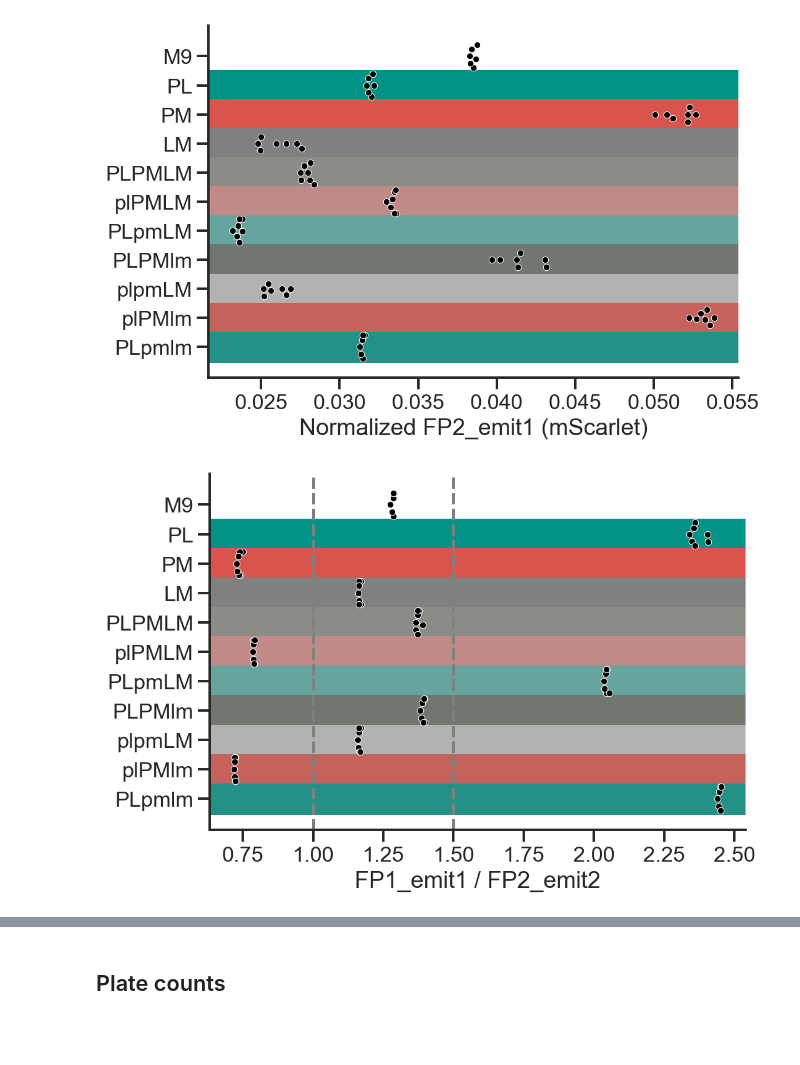
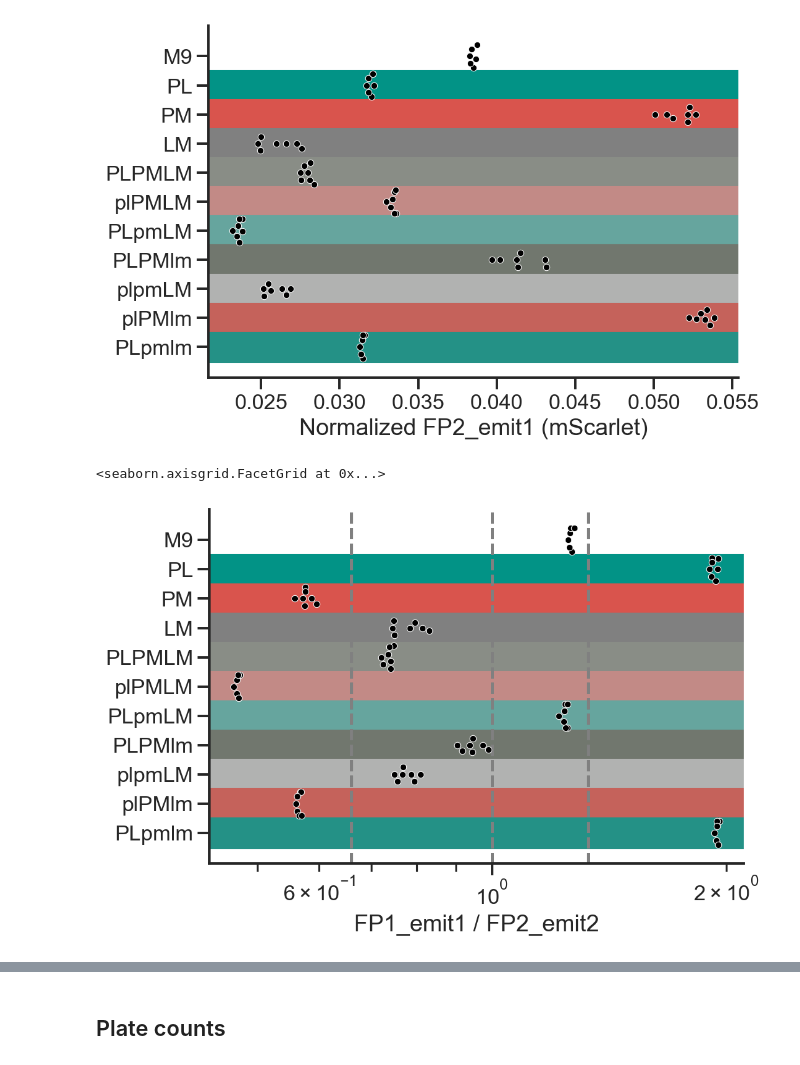
Before and after one commit to microbial-pangenomes-lab/2026_tricomm, a Jupyter notebook: data/calibration/calibration.ipynb, the cells around one changed output, grey strips where cells are left out. Drawn from its saved outputs; the diff is of its cells as text; code cells hidden in the pictures; blank space fills up the shorter version.

Commit message:
Compare ratios, add correlation analysis

```diff
--- a/data/calibration/calibration.ipynb
+++ b/data/calibration/calibration.ipynb
@@ -41,7 +41,7 @@ def read_chibio(file_name, emissions=None, overlay=False):
     for em1, em2 in itertools.combinations(emissions, 2):
         m[f'{em1}_{em2}_ratio'] = m[em1] / m[em2]
         m[f'smooth_{em1}_{em2}_ratio'] = m[f'smooth_{em1}'] / m[f'smooth_{em2}']
-        m[f'norm_{em1}_{em2}_ratio'] = m[f'norm_{em1}'] / m[f'norm_{em2}']
+        m[f'norm_{em1}_{em2}_ratio'] = m[f'{em1}_{em2}_ratio'] / (m['od_measured'] + 1)
 
     return m
 # %%
@@ -191,18 +194,22 @@ for i, ((x, y), (label, color)) in enumerate(d.items()):
 # %%
 cp = sns.catplot(data=n,
                  y='label', x='norm_FP1_emit1_FP2_emit1_ratio',
                  height=5, aspect=1.5,
                  color='k',
                  linewidth=0.5,
                  edgecolor='w',
                  kind='swarm')
 plt.ylabel('')
 plt.xlabel('FP1_emit1 / FP2_emit2')
 for i, ((x, y), (label, color)) in enumerate(d.items()):
     plt.axhspan(ymin=i - 0.5, ymax=i + 0.5,
                  color=color,
                  zorder=-1)
+    plt.axvline(0.66, color='grey', ls='dashed')
     plt.axvline(1, color='grey', ls='dashed')
-    plt.axvline(1.5, color='grey', ls='dashed')
+    plt.axvline(1.33, color='grey', ls='dashed')
+
+cp.set(xscale='log')
 # %% [output]
+<seaborn.axisgrid.FacetGrid at 0x...>
-[figure, old version]
+[figure, new version]
```
Also changed, not shown: parts of 11 cells of this notebook, 5 other files.
